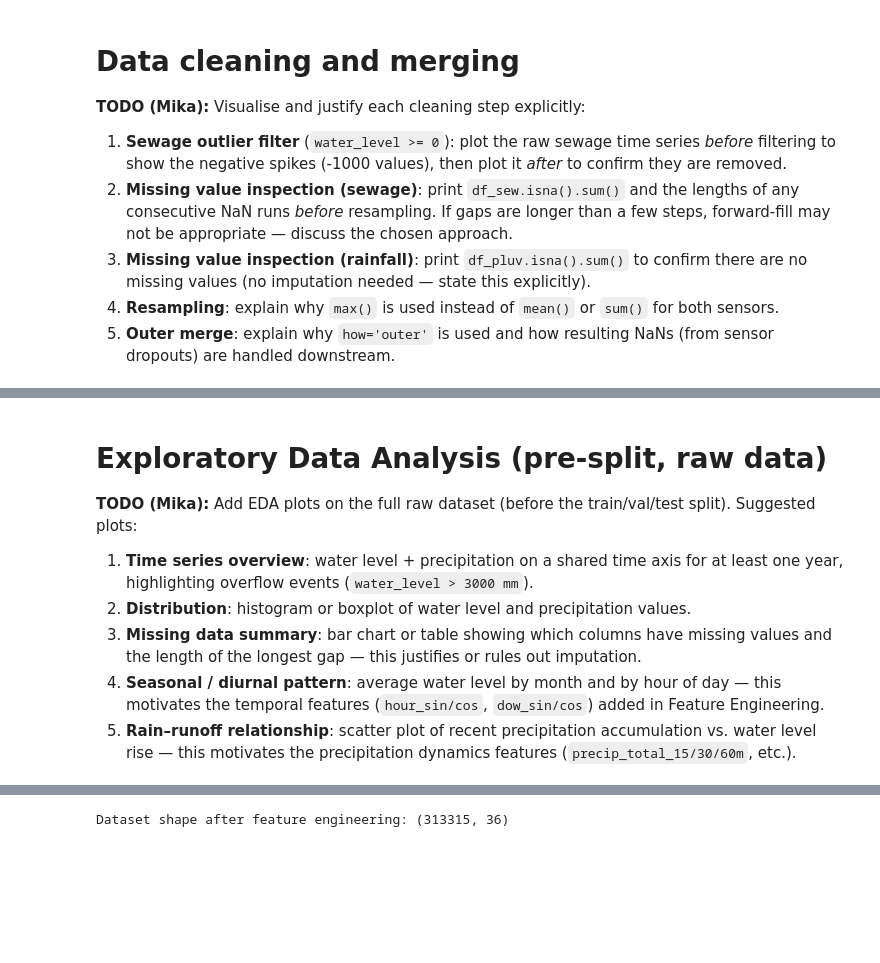
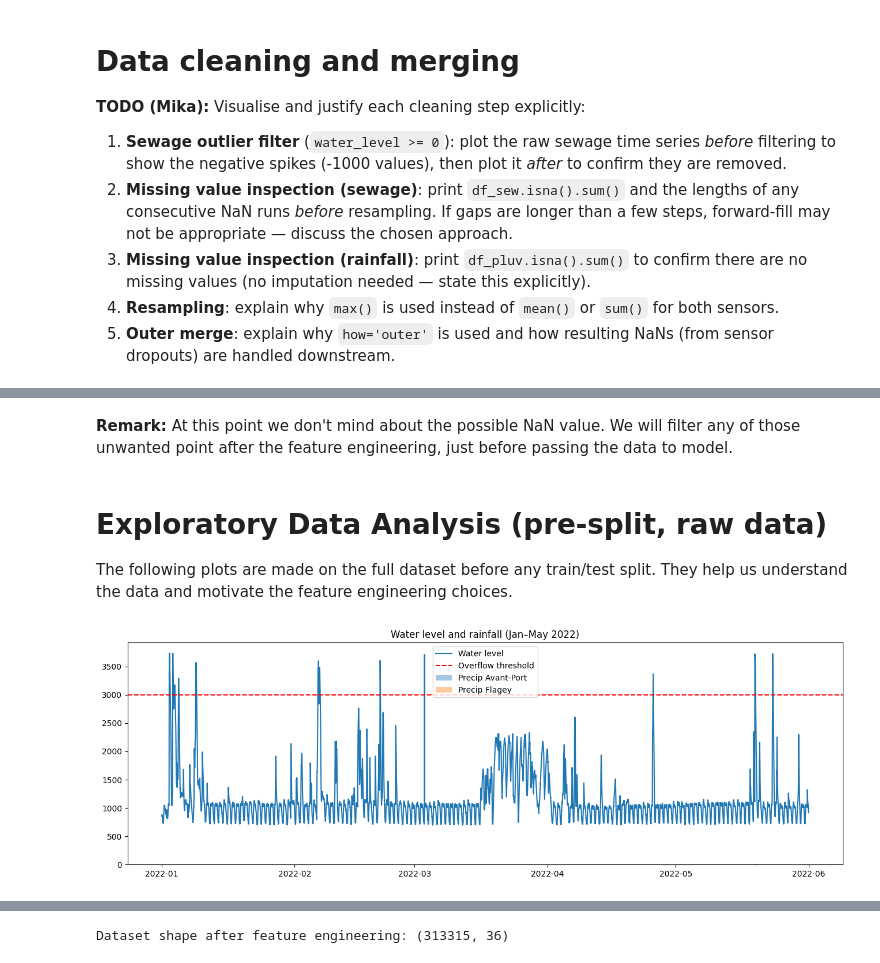
Before and after one commit to miirage-exe/overflow-prediction, a Jupyter notebook: project.ipynb, the cells around one changed output, grey strips where cells are left out. Saved outputs shown, nothing was run; the diff lists cells and outputs as text; code cells hidden in the pictures; blank space fills up the shorter version.

```diff
--- a/project.ipynb
+++ b/project.ipynb
@@ -135,10 +156,22 @@ df_2024.plot(figsize=(24,6), secondary_y=['precip_avant_port', 'precip_flagey'])
+# %% [markdown]
+**Remark:** At this point we don't mind about the possible NaN value. We will filter any of those unwanted point after the feature engineering, just before passing the data to model.
 # %% [markdown]
 # Exploratory Data Analysis (pre-split, raw data)
 
-**TODO (Mika):** Add EDA plots on the full raw dataset (before the train/val/test split). Suggested plots:
-
-1. **Time series overview**: water level + precipitation on a shared time axis for at least one year, highlighting overflow events (`water_level > 3000 mm`).
-2. **Distribution**: histogram or boxplot of water level and precipitation values.
-3. **Missing data summary**: bar chart or table showing which columns have missing values and the length of the longest gap — this justifies or rules out imputation.
-4. **Seasonal / diurnal pattern**: average water level by month and by hour of day — this motivates the temporal features (`hour_sin/cos`, `dow_sin/cos`) added in Feature Engineering.
-5. **Rain–runoff relationship**: scatter plot of recent precipitation accumulation vs. water level rise — this motivates the precipitation dynamics features (`precip_total_15/30/60m`, etc.).
+The following plots are made on the full dataset before any train/test split.
+They help us understand the data and motivate the feature engineering choices.
+# %%
+OVERFLOW_THRESHOLD = 3000  # mm
+
+year_data = df.loc['2022-01':'2022-05']
+
+plt.figure(figsize=(16, 5))
+plt.plot(year_data.index, year_data['water_level'], label='Water level')
+plt.bar(year_data.index, year_data['precip_avant_port'], alpha=0.4, label='Precip Avant-Port')
+plt.bar(year_data.index, year_data['precip_flagey'], alpha=0.4, label='Precip Flagey')
+plt.axhline(OVERFLOW_THRESHOLD, color='red', linestyle='--', label='Overflow threshold')
+plt.title('Water level and rainfall (Jan-May 2022)')
+plt.legend()
+plt.show()
+# %% [output]
+[figure, added]
```
Also changed, not shown: parts of 19 cells of this notebook.
